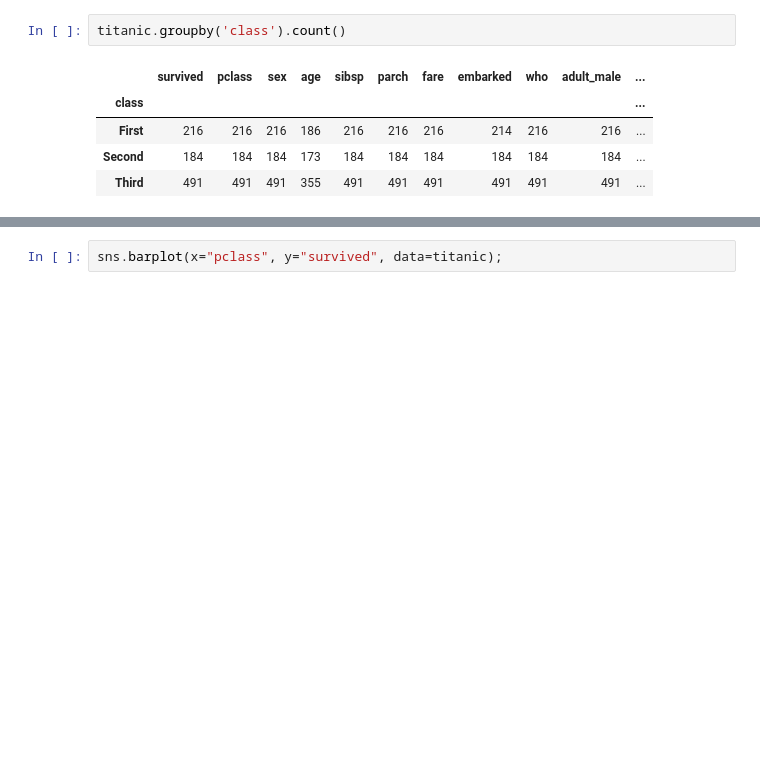
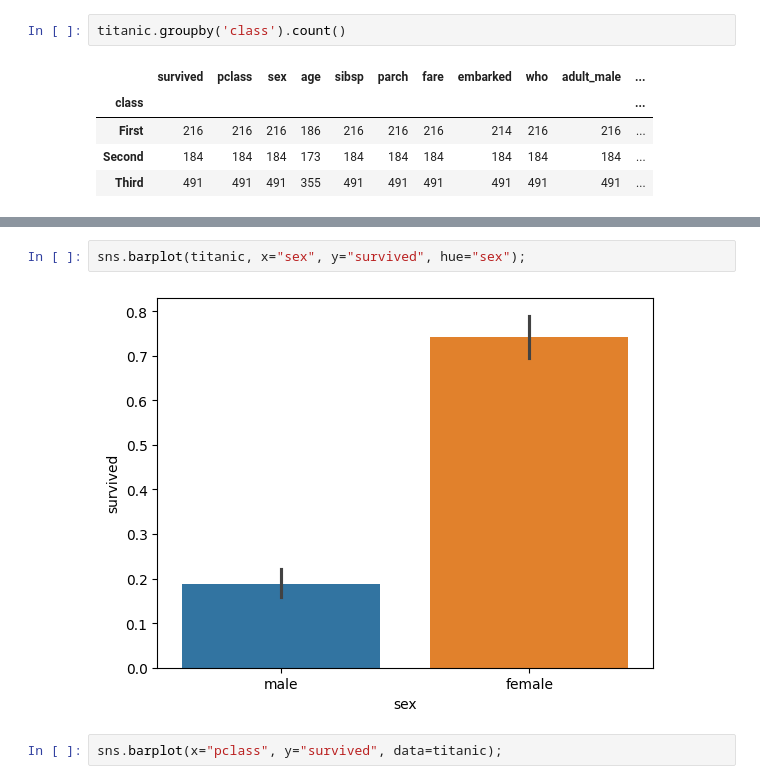
Before and after one commit to ai7dnn/2024-1-my-BDA, a Jupyter notebook: inclass/02w_0318_mon_dataframe_basic.ipynb, the cells around one changed output, grey strips where cells are left out. Cells and saved outputs as stored; diff of their text form; blank space fills up the shorter version.

```diff
--- a/inclass/02w_0318_mon_dataframe_basic.ipynb
+++ b/inclass/02w_0318_mon_dataframe_basic.ipynb
@@ -198,3 +198,7 @@ sns.barplot(x="sex", y="survived", data=titanic);
+# %%
+sns.barplot(titanic, x="sex", y="survived", hue="sex");
+# %% [output]
+[figure, added]
 # %%
 sns.barplot(x="pclass", y="survived", data=titanic);
 # %% [output]
```
Also changed, not shown: parts of 8 cells of this notebook.
